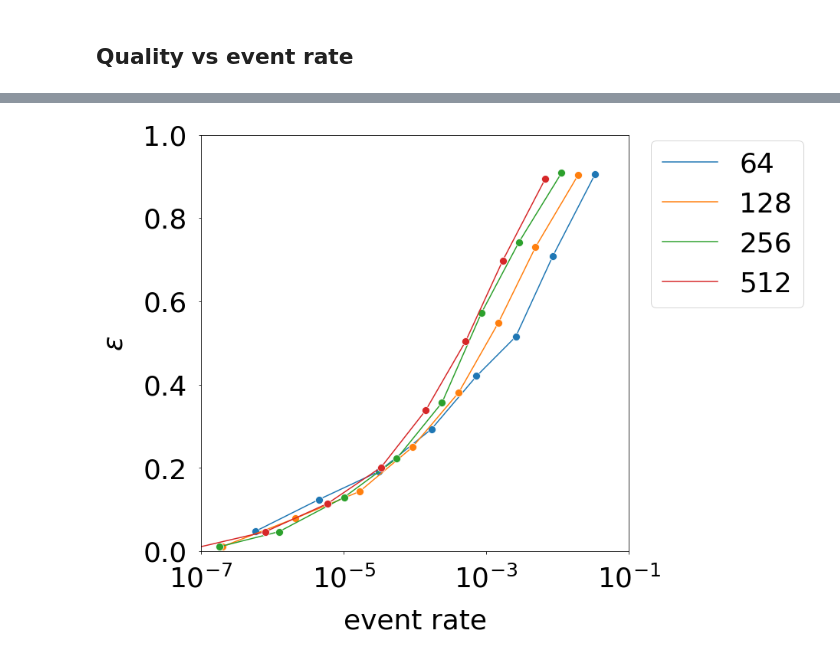
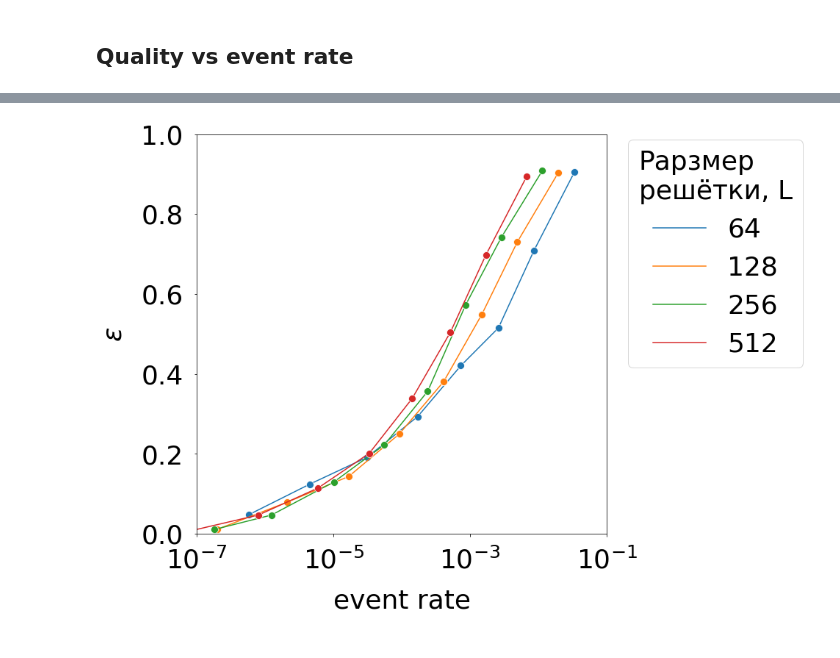
Before and after one commit to i1oveMyse1f/sandpile-extremes-classic, a Jupyter notebook: results/manna_hyperparameter_analysis.ipynb, the cells around one changed output, grey strips where cells are left out. Drawn from its saved outputs; the diff is of its cells as text; code cells hidden in the pictures.

```diff
--- a/results/manna_hyperparameter_analysis.ipynb
+++ b/results/manna_hyperparameter_analysis.ipynb
@@ -530,23 +530,24 @@ plt.show()
 gamma = 2.75
 PERCENTS_ETA_EXTENDED = [0.01, 0.05, 0.1, 0.15, 0.2, 0.25, 0.3, 0.35]
 roc_curve = calculate_roc_curve_gamma(gamma, PERCENTS_ETA_EXTENDED, LS, TS, "rand", njobs=7)
-opt_metric = pd.DataFrame(roc_curve.groupby(["L", "model", "p"])["eps"].min()).reset_index()
+opt_metric = pd.DataFrame(roc_curve.groupby(["L", "model", "p", "ETA"])["eps"].min()).reset_index()
 opt_metric["p"] = opt_metric["p"].astype(float)
 event_rate = calculate_event_rate(gamma, PERCENTS_ETA_EXTENDED, LS, "rand")
 opt_metric = pd.merge(opt_metric, event_rate, on=["L", "p", "model"], how="left")
 # %%
 #sns.scatterplot(data=opt_metric, x="event_rate", y="eps", hue="L", style="p", size="gamma", markers=True, palette="tab10", s=300)
 #sns.scatterplot(data=opt_metric, x="event_rate", y="eps", hue="L", markers=True, palette="tab10", s=300)
 #sns.lineplot(data=opt_metric, x="event_rate", y="eps", hue="L", markers=True, palette="tab10", markersize=100)
 sns.lineplot(data=opt_metric, x="event_rate", y="eps", hue="L", marker="o", palette="tab10", markersize=10)
 
 #plt.title(f"Quality of predictions depending on event rate in Manna model")
 plt.xlabel("event rate")
 plt.ylabel("$\epsilon$")
 plt.xscale("log")
 plt.ylim([0, 1])
 plt.xlim([1e-7, 1e-1])
-plt.legend(bbox_to_anchor=(1.02,1.02), loc="upper left", markerscale=2)
+legend = plt.legend(bbox_to_anchor=(1.02,1.02), loc="upper left", markerscale=2)
+legend.set_title("Рарзмер\nрешётки, L")
 plt.show()
 # %% [output]
-[figure, old version]
+[figure, new version]
```
Also changed, not shown: parts of 3 cells of this notebook, 53 other files.
